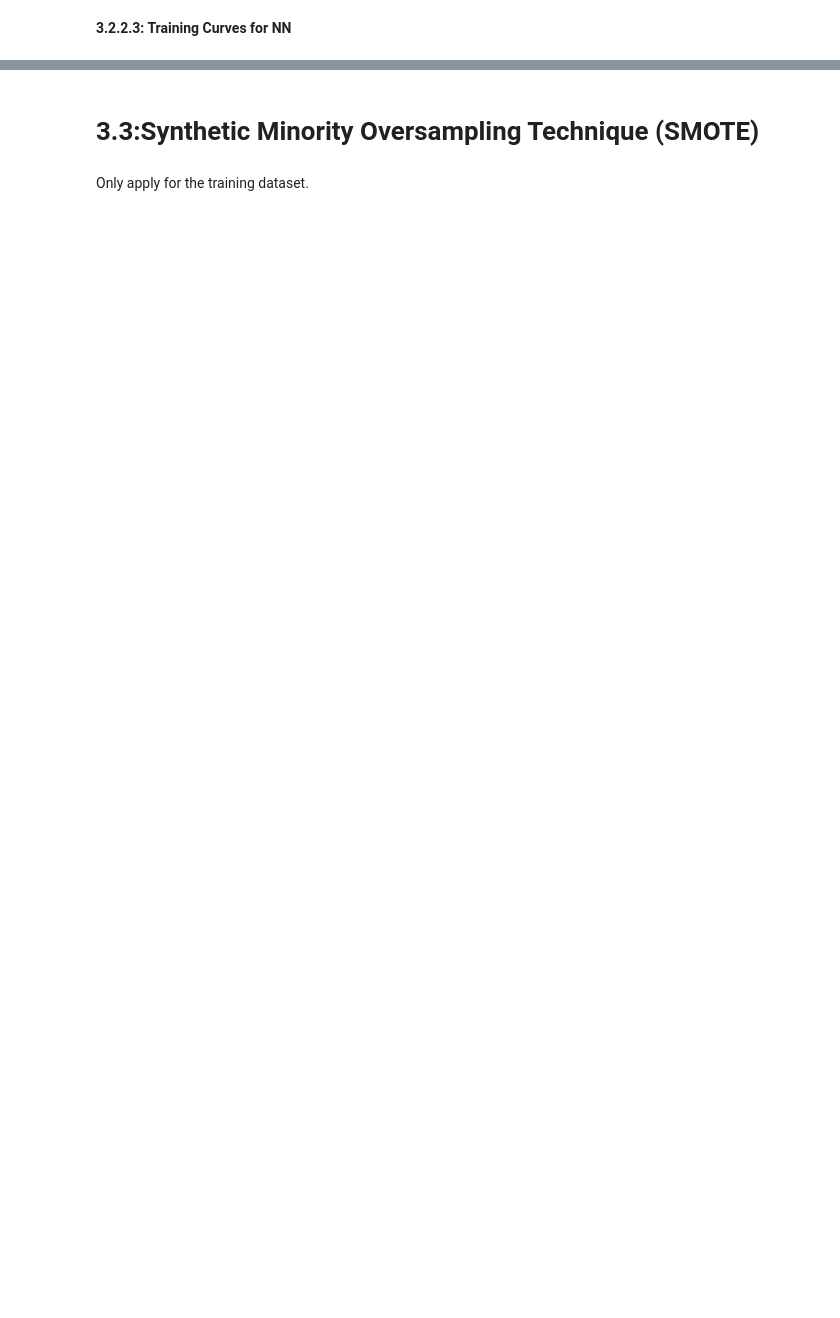
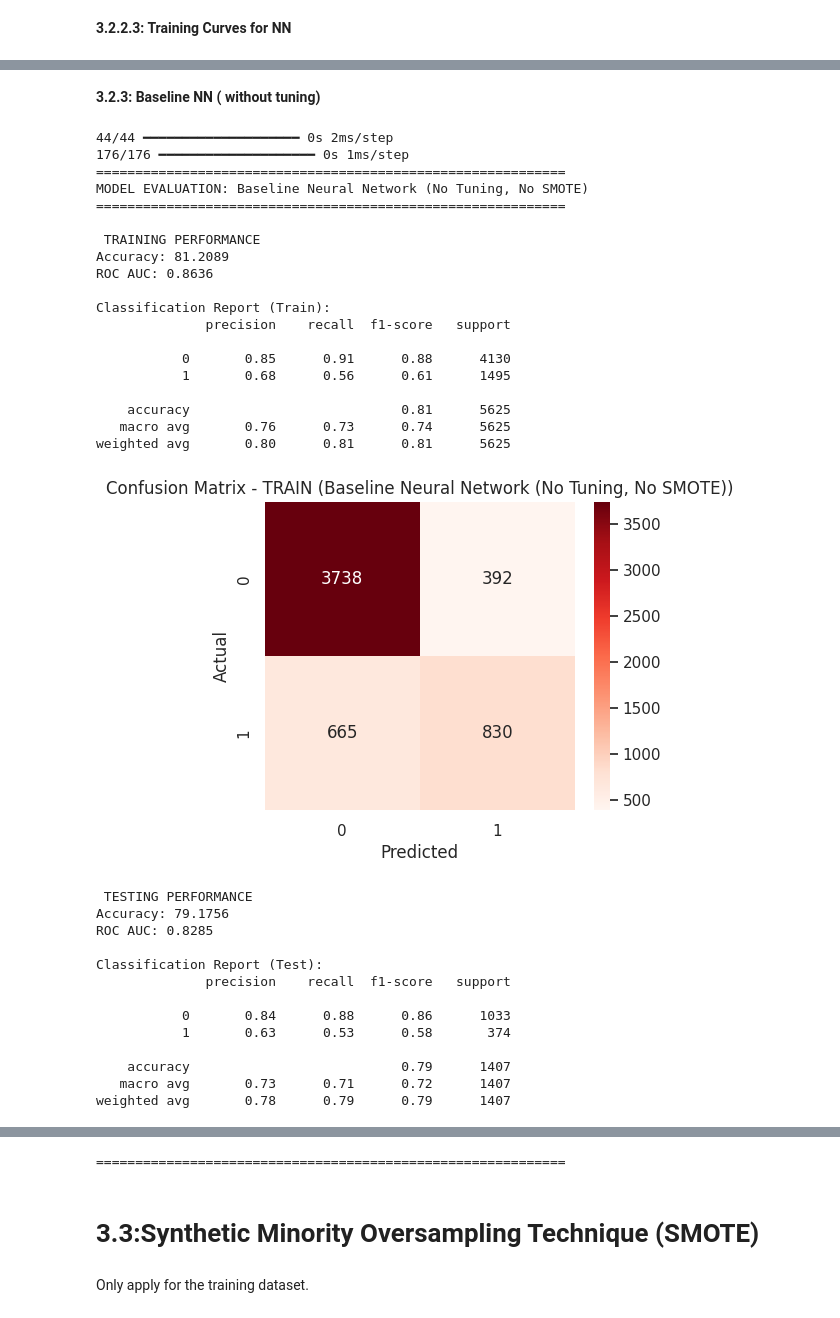
Before and after one commit to Yenuli0808/CM2604_Telco_Customer_Churn-CW, a Jupyter notebook: notebooks/Task_02/03_Modeling.ipynb, the cells around one changed output, grey strips where cells are left out. Drawn from its saved outputs; the diff is of its cells as text; code cells hidden in the pictures; blank space fills up the shorter version.

```diff
--- a/notebooks/Task_02/03_Modeling.ipynb
+++ b/notebooks/Task_02/03_Modeling.ipynb
@@ -414,0 +640,62 @@ plt.show()
+# %% [markdown]
+**3.2.3: Baseline NN ( without tuning)**
+# %%
+tf.keras.backend.clear_session()
+
+baseline_nn = Sequential([
+    Dense(32, activation='relu', input_shape=(X_train_preprocessed.shape[1],)),
+    Dense(1, activation='sigmoid')
+])
+
+baseline_nn.compile(optimizer=Adam(0.001), loss='binary_crossentropy', metrics=['accuracy'])
+
+history_base_nn = baseline_nn.fit(
+    X_train_preprocessed, y_train,
+    validation_split=0.2,
+    epochs=20, batch_size=32, verbose=0
+)
+
+y_proba_base_nn = baseline_nn.predict(X_test_preprocessed).ravel()
+y_pred_base_nn = (y_proba_base_nn > 0.5).astype(int)
+
+# Calculate predictions and probabilities for the training set
+y_proba_train_base_nn = baseline_nn.predict(X_train_preprocessed).ravel()
+y_pred_train_base_nn = (y_proba_train_base_nn > 0.5).astype(int)
+
+print_eval_full("Baseline Neural Network (No Tuning, No SMOTE)",
+           y_train, y_pred_train_base_nn, y_proba_train_base_nn,
+           y_test, y_pred_base_nn, y_proba_base_nn)
+# %% [output]
+44/44 ━━━━━━━━━━━━━━━━━━━━ 0s 2ms/step
+176/176 ━━━━━━━━━━━━━━━━━━━━ 0s 1ms/step
+============================================================
+MODEL EVALUATION: Baseline Neural Network (No Tuning, No SMOTE)
+============================================================
+
+ TRAINING PERFORMANCE
+Accuracy: 81.2089
+ROC AUC: 0.8636
+
+Classification Report (Train):
+              precision    recall  f1-score   support
+
+           0       0.85      0.91      0.88      4130
+           1       0.68      0.56      0.61      1495
+
+    accuracy                           0.81      5625
+   macro avg       0.76      0.73      0.74      5625
+weighted avg       0.80      0.81      0.81      5625
+[figure, added]
+ TESTING PERFORMANCE
+Accuracy: 79.1756
+ROC AUC: 0.8285
+
+Classification Report (Test):
+              precision    recall  f1-score   support
+
+           0       0.84      0.88      0.86      1033
+           1       0.63      0.53      0.58       374
+
+    accuracy                           0.79      1407
+   macro avg       0.73      0.71      0.72      1407
+weighted avg       0.78      0.79      0.79      1407
@@ -415,3 +703,4 @@ plt.show()
+============================================================
 # %% [markdown]
 # **3.3:Synthetic Minority Oversampling Technique (SMOTE)**
 # %% [markdown]
```
Also changed, not shown: parts of 44 cells of this notebook.
